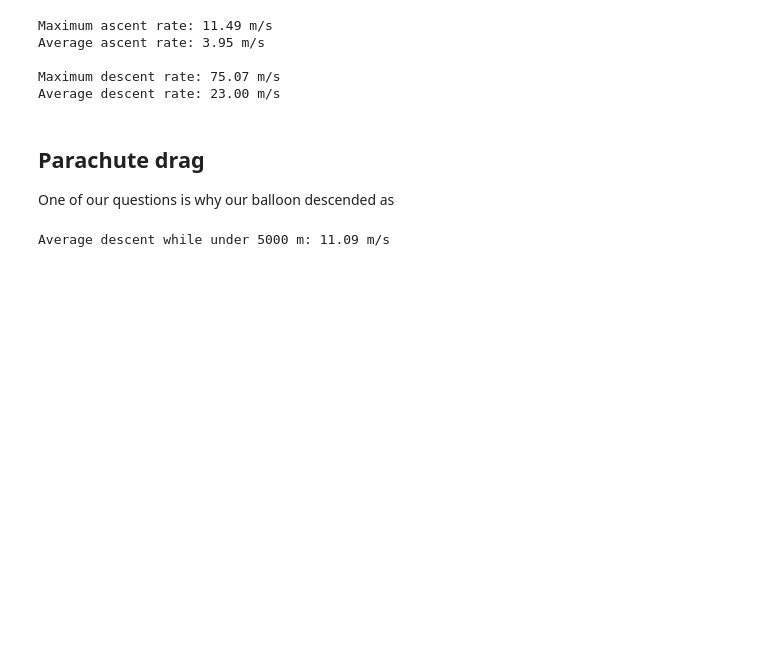
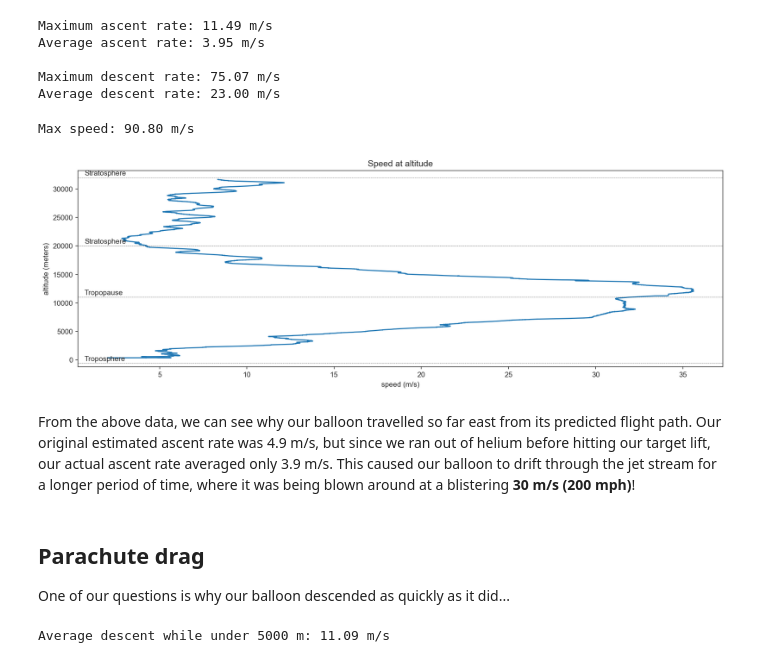
Before and after one commit to ungood/graupel-1, a Jupyter notebook: processing/DataAnalysis.ipynb, the cells around one changed output. Cells and saved outputs as stored; diff of their text form; code cells hidden in the pictures; blank space fills up the shorter version.

```diff
--- a/processing/DataAnalysis.ipynb
+++ b/processing/DataAnalysis.ipynb
@@ -183,12 +183,13 @@ So, let's correct that using a more accurate formula for altitude, which is desc
 # Here, we're loading up the ISA atmopsheric conditions and defining some constants.
 isa = pd.read_csv(directory + '/standard-atmosphere.csv', index_col="layer").sort_values('base_pressure_Pa')
 
-def annotate_layers(ax, label=True):
+def annotate_layers(ax, label=True, max_layer=10):
     for index, layer in isa.iterrows():
-        altitude=layer['geopotential_altitude_m']
-        ax.axhline(altitude, color='black', ls='-.', lw=0.25)
-        if(label):
-            ax.text(0.01, altitude+400, layer['name'], transform=ax.get_yaxis_transform())
+        if(index < max_layer):
+            altitude=layer['geopotential_altitude_m']
+            ax.axhline(altitude, color='black', ls='-.', lw=0.25)
+            if(label):
+                ax.text(0.01, altitude+400, layer['name'], transform=ax.get_yaxis_transform())
 
 display(isa)
 # %% [output]
@@ -484,10 +485,26 @@ Average ascent rate: 3.95 m/s
 
 Maximum descent rate: 75.07 m/s
 Average descent rate: 23.00 m/s
+# %%
+fig, ax = plt.subplots()
+
+ax.plot(ascent_phase['speed_mps'].ewm(alpha=0.01).mean(), ascent_phase['altitude_m'])
+annotate_layers(ax, label=True, max_layer=4)
+ax.set_title("Speed at altitude")
+ax.set_xlabel("speed (m/s)")
+ax.set_ylabel("altitude (meters)")
+
+max_speed = mission_data['speed_mps'].max()
+print(f"Max speed: {max_speed:0.2f} m/s")
+# %% [output]
+Max speed: 90.80 m/s
+[figure, added]
+# %% [markdown]
+From the above data, we can see why our balloon travelled so far east from its predicted flight path. Our original estimated ascent rate was 4.9 m/s, but since we ran out of helium before hitting our target lift, our actual ascent rate averaged only 3.9 m/s.  This caused our balloon to drift through the jet stream for a longer period of time, where it was being blown around at a blistering **30 m/s (200 mph)**!
 # %% [markdown]
 ## Parachute drag
 
-One of our questions is why our balloon descended as
+One of our questions is why our balloon descended as quickly as it did...
 # %%
 close_to_ground = descent_phase[descent_phase['altitude_m'] < 5000]
 descent_rate_close_to_ground = close_to_ground['ascent_rate_mps'].mean() * -1
```
Also changed, not shown: parts of 7 cells of this notebook, 2 other files.
